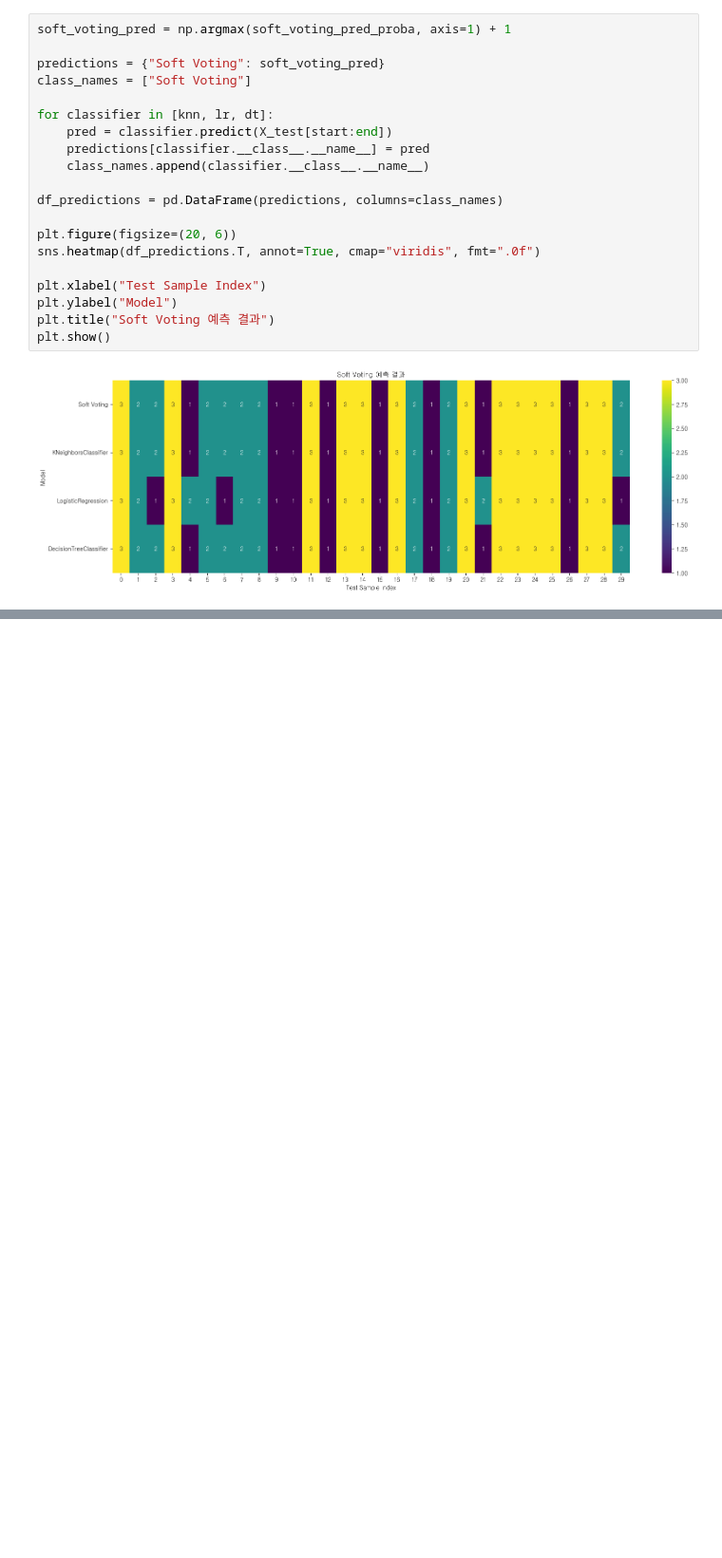
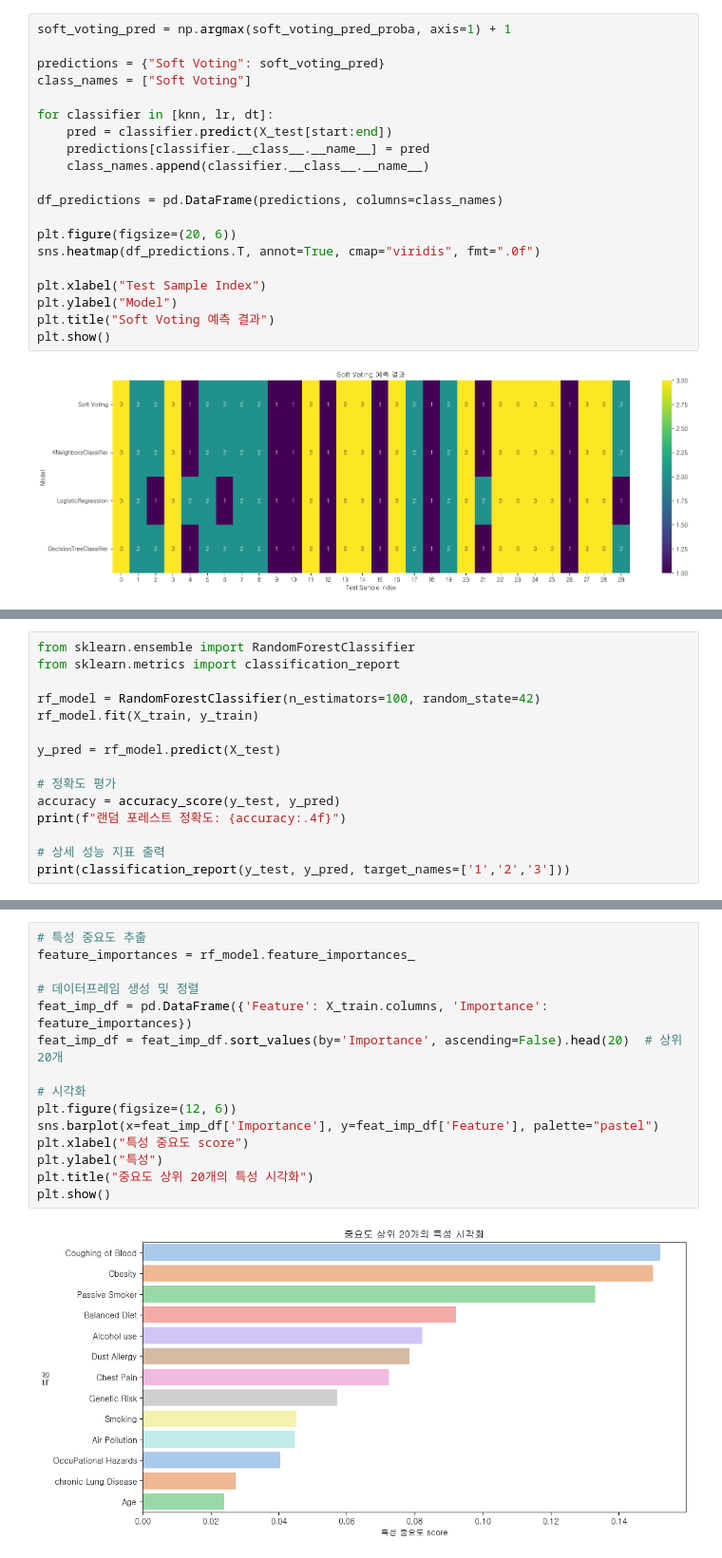
Before and after one commit to encore-SKN11/ML-3Team, a Jupyter notebook: ml_hyg.ipynb, the cells around one changed output, grey strips where cells are left out. Shown at 95% size. Drawn from its saved outputs; the diff is of its cells as text; blank space fills up the shorter version.

Commit message:
esemble - random forest

```diff
--- a/ml_hyg.ipynb
+++ b/ml_hyg.ipynb
@@ -519,0 +524,15 @@ plt.show()
+# %%
+from sklearn.ensemble import RandomForestClassifier
+from sklearn.metrics import classification_report
+
+rf_model = RandomForestClassifier(n_estimators=100, random_state=42)
+rf_model.fit(X_train, y_train)
+
+y_pred = rf_model.predict(X_test)
+
+# 정확도 평가
+accuracy = accuracy_score(y_test, y_pred)
+print(f"랜덤 포레스트 정확도: {accuracy:.4f}")
+
+# 상세 성능 지표 출력
+print(classification_report(y_test, y_pred, target_names=['1','2','3']))
@@ -519,0 +559,17 @@ plt.show()
+# %%
+# 특성 중요도 추출
+feature_importances = rf_model.feature_importances_
+
+# 데이터프레임 생성 및 정렬
+feat_imp_df = pd.DataFrame({'Feature': X_train.columns, 'Importance': feature_importances})
+feat_imp_df = feat_imp_df.sort_values(by='Importance', ascending=False).head(20)  # 상위 20개
+
+# 시각화
+plt.figure(figsize=(12, 6))
+sns.barplot(x=feat_imp_df['Importance'], y=feat_imp_df['Feature'], palette="pastel")
+plt.xlabel("특성 중요도 score")
+plt.ylabel("특성")
+plt.title("중요도 상위 20개의 특성 시각화")
+plt.show()
+# %% [output]
+[figure, added]
```
Also changed, not shown: parts of 4 cells of this notebook.
